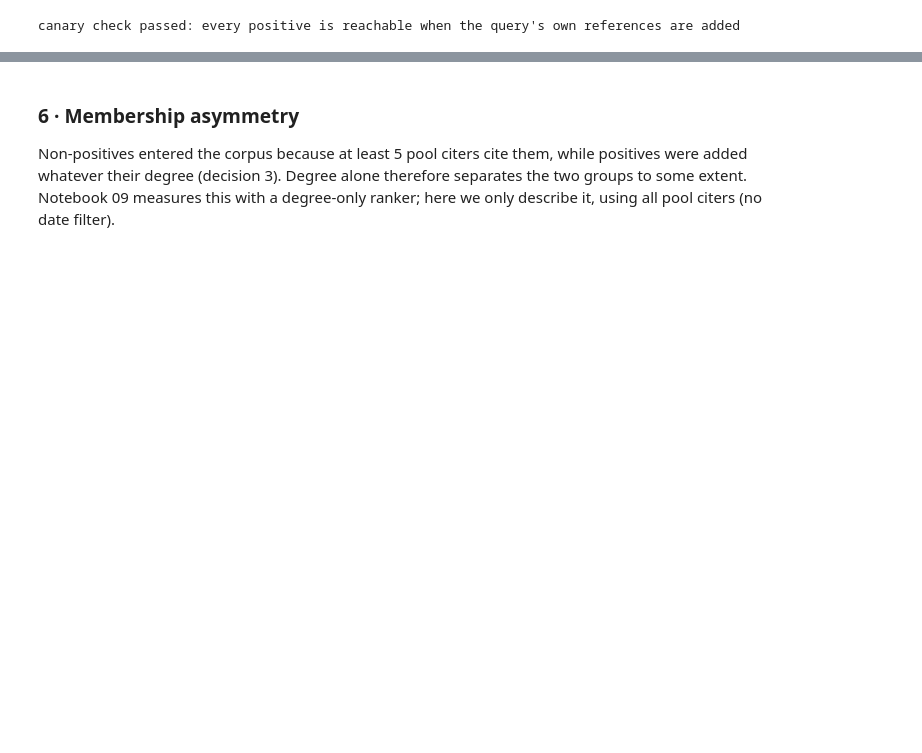
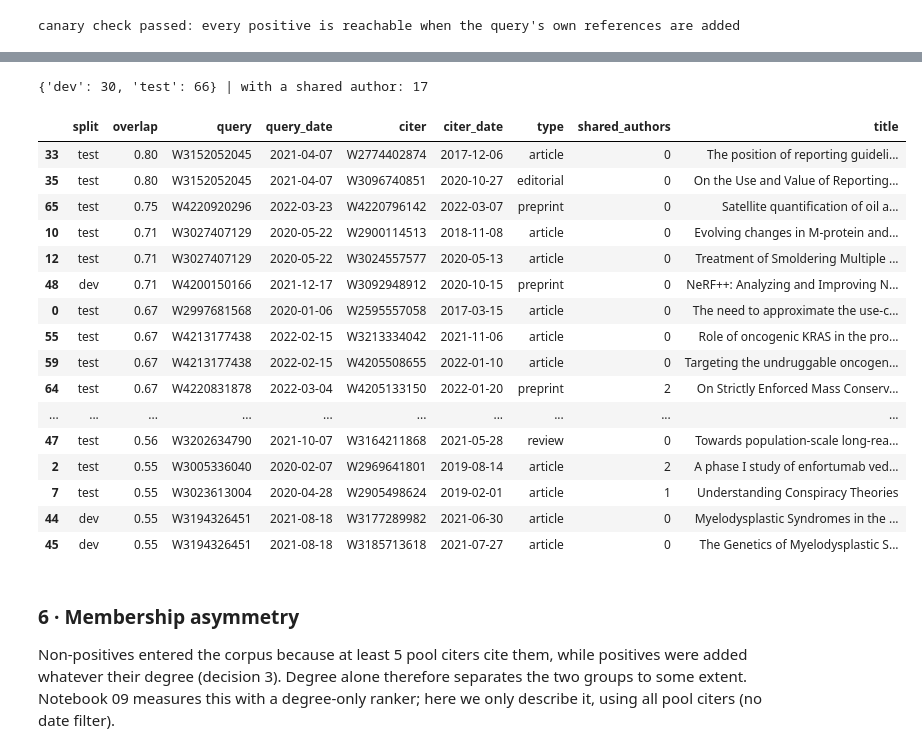
Before and after one commit to senaoz/SWE-599, a Jupyter notebook: research/v2/08_build_corpus_graph.ipynb, the cells around one changed output, grey strips where cells are left out. Drawn from its saved outputs; the diff is of its cells as text; code cells hidden in the pictures; blank space fills up the shorter version.

```diff
--- a/research/v2/08_build_corpus_graph.ipynb
+++ b/research/v2/08_build_corpus_graph.ipynb
@@ -239,3 +295,37 @@ canary check passed: every positive is reachable when the query's own references
+# %%
+rows = []
+for qid, lab_q in labels.items():
+    cols = [idx[p] for p in lab_q["positives"]]
+    mask = g.allowed(qid, lab_q["date"], Rules())
+    share = np.asarray(g.C[:, cols].sum(1)).ravel() / len(cols)
+    for r in np.flatnonzero(mask & (share >= 0.5)):
+        c = citers[g.citer_ids[r]]
+        rows.append({"split": lab_q["split"], "overlap": round(float(share[r]), 2), "query": qid.rsplit("/", 1)[1],
+                     "query_date": lab_q["date"], "citer": g.citer_ids[r].rsplit("/", 1)[1],
+                     "citer_date": c.get("publication_date"), "type": c.get("type"),
+                     "shared_authors": len(author_ids(c) & author_ids(works[qid])), "title": (c.get("title") or "")[:60]})
+overlap = pd.DataFrame(rows).sort_values(["overlap", "query"], ascending=[False, True])
+print(overlap.groupby("split").size().to_dict(), "| with a shared author:", int((overlap.shared_authors > 0).sum()))
+overlap.head(40)
+# %% [output]
+{'dev': 30, 'test': 66} | with a shared author: 17
+|  | split | overlap | query | query_date | citer | citer_date | type | shared_authors | title |
+| 33 | test | 0.80 | W3152052045 | 2021-04-07 | W2774402874 | 2017-12-06 | article | 0 | The position of reporting guideli... |
+| 35 | test | 0.80 | W3152052045 | 2021-04-07 | W3096740851 | 2020-10-27 | editorial | 0 | On the Use and Value of Reporting... |
+| 65 | test | 0.75 | W4220920296 | 2022-03-23 | W4220796142 | 2022-03-07 | preprint | 0 | Satellite quantification of oil a... |
+| 10 | test | 0.71 | W3027407129 | 2020-05-22 | W2900114513 | 2018-11-08 | article | 0 | Evolving changes in M-protein and... |
+| 12 | test | 0.71 | W3027407129 | 2020-05-22 | W3024557577 | 2020-05-13 | article | 0 | Treatment of Smoldering Multiple ... |
+| 48 | dev | 0.71 | W4200150166 | 2021-12-17 | W3092948912 | 2020-10-15 | preprint | 0 | NeRF++: Analyzing and Improving N... |
+| 0 | test | 0.67 | W2997681568 | 2020-01-06 | W2595557058 | 2017-03-15 | article | 0 | The need to approximate the use-c... |
+| 55 | test | 0.67 | W4213177438 | 2022-02-15 | W3213334042 | 2021-11-06 | article | 0 | Role of oncogenic KRAS in the pro... |
+| 59 | test | 0.67 | W4213177438 | 2022-02-15 | W4205508655 | 2022-01-10 | article | 0 | Targeting the undruggable oncogen... |
+| 64 | test | 0.67 | W4220831878 | 2022-03-04 | W4205133150 | 2022-01-20 | preprint | 2 | On Strictly Enforced Mass Conserv... |
+| ... | ... | ... | ... | ... | ... | ... | ... | ... | ... |
+| 47 | test | 0.56 | W3202634790 | 2021-10-07 | W3164211868 | 2021-05-28 | review | 0 | Towards population-scale long-rea... |
+| 2 | test | 0.55 | W3005336040 | 2020-02-07 | W2969641801 | 2019-08-14 | article | 2 | A phase I study of enfortumab ved... |
+| 7 | test | 0.55 | W3023613004 | 2020-04-28 | W2905498624 | 2019-02-01 | article | 1 | Understanding Conspiracy Theories |
+| 44 | dev | 0.55 | W3194326451 | 2021-08-18 | W3177289982 | 2021-06-30 | article | 0 | Myelodysplastic Syndromes in the ... |
+| 45 | dev | 0.55 | W3194326451 | 2021-08-18 | W3185713618 | 2021-07-27 | article | 0 | The Genetics of Myelodysplastic S... |
 # %% [markdown]
 ### 6 · Membership asymmetry
 
```
Also changed, not shown: parts of 13 cells of this notebook, 4 other files.
